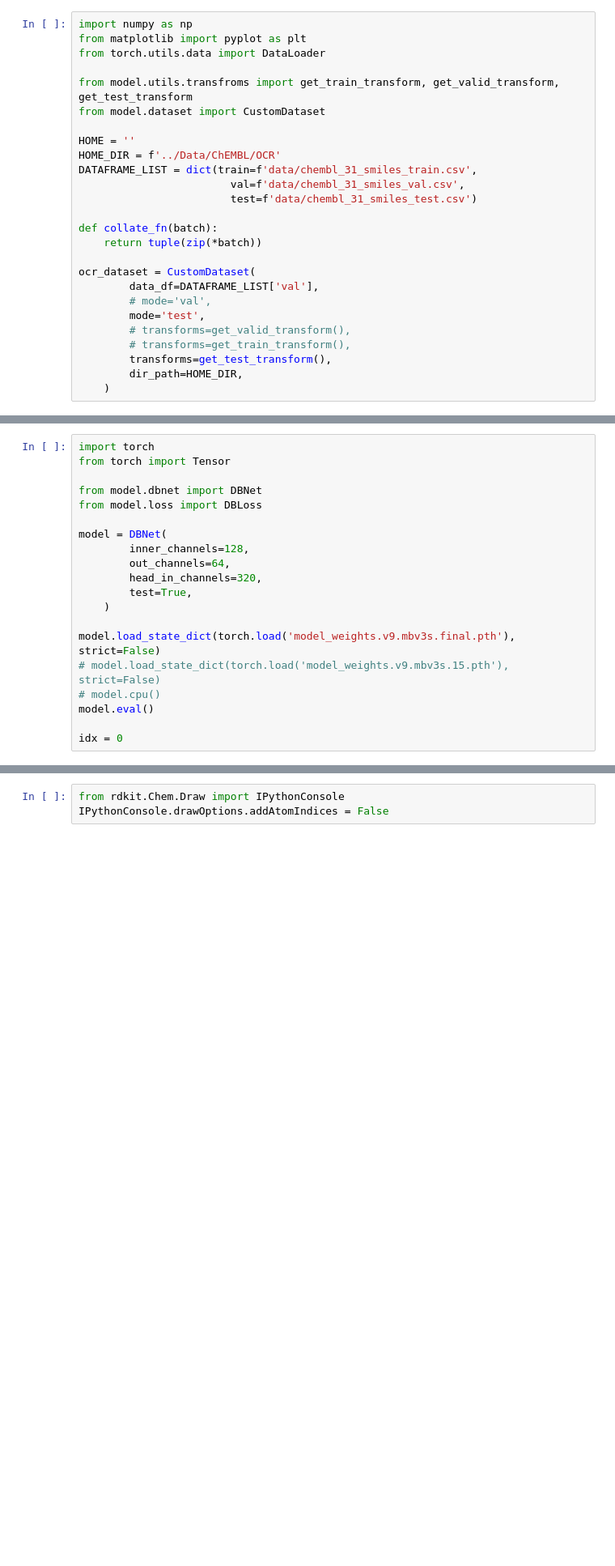
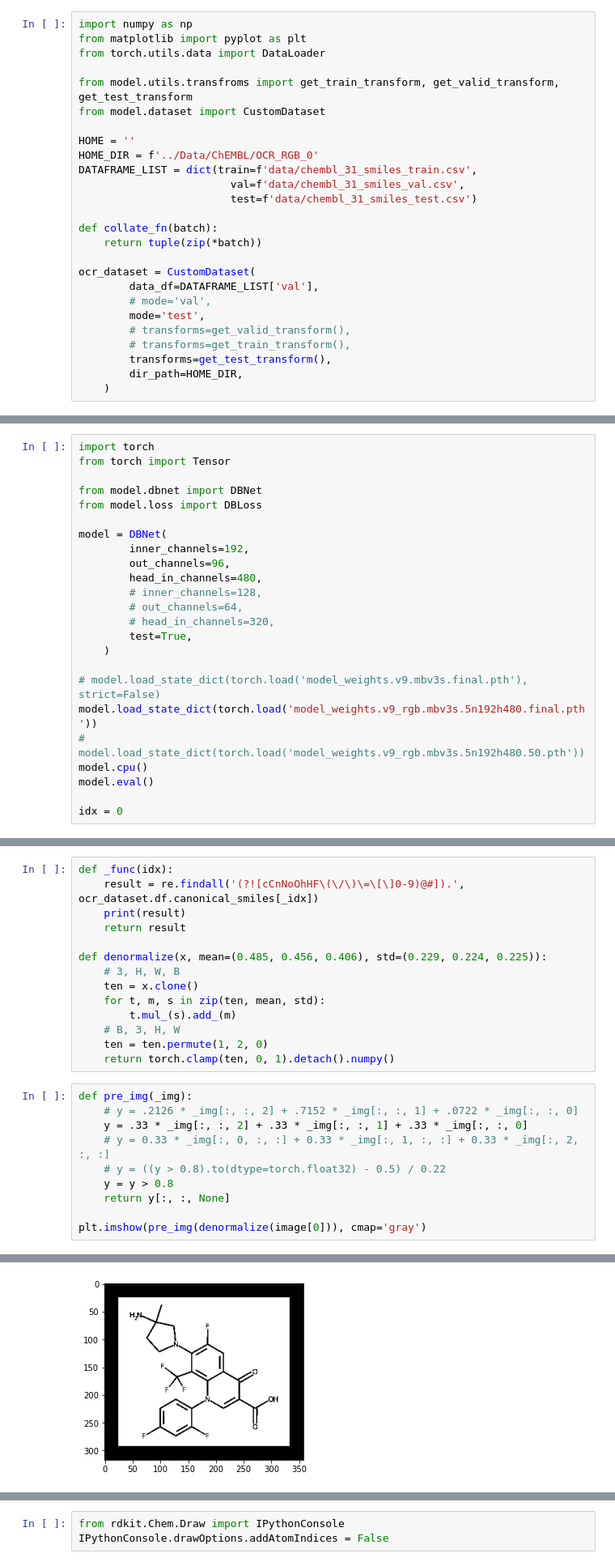
Before and after one commit to duaibeom/chemOCR, a Jupyter notebook: test.ipynb, the cells around one changed output, grey strips where cells are left out. Shown at 81% size. Saved outputs shown, nothing was run; the diff lists cells and outputs as text; blank space fills up the shorter version.

```diff
--- a/test.ipynb
+++ b/test.ipynb
@@ -7,7 +7,7 @@ from model.utils.transfroms import get_train_transform, get_valid_transform, get
 from model.dataset import CustomDataset
 
 HOME = ''
-HOME_DIR = f'../Data/ChEMBL/OCR'
+HOME_DIR = f'../Data/ChEMBL/OCR_RGB_0'
 DATAFRAME_LIST = dict(train=f'data/chembl_31_smiles_train.csv',
                         val=f'data/chembl_31_smiles_val.csv',
                         test=f'data/chembl_31_smiles_test.csv')
@@ -41,15 +43,19 @@ from model.dbnet import DBNet
 from model.loss import DBLoss
 
 model = DBNet(
-        inner_channels=128,
-        out_channels=64,
-        head_in_channels=320,
+        inner_channels=192,
+        out_channels=96,
+        head_in_channels=480,
+        # inner_channels=128,
+        # out_channels=64,
+        # head_in_channels=320,
         test=True,
     )
 
-model.load_state_dict(torch.load('model_weights.v9.mbv3s.final.pth'), strict=False)
-# model.load_state_dict(torch.load('model_weights.v9.mbv3s.15.pth'), strict=False)
-# model.cpu()
+# model.load_state_dict(torch.load('model_weights.v9.mbv3s.final.pth'), strict=False)
+model.load_state_dict(torch.load('model_weights.v9_rgb.mbv3s.5n192h480.final.pth'))
+# model.load_state_dict(torch.load('model_weights.v9_rgb.mbv3s.5n192h480.50.pth'))
+model.cpu()
 model.eval()
 
 idx = 0
@@ -97,0 +130,25 @@ _idx = 200
+# %%
+def _func(idx):
+    result = re.findall('(?![cCnNoOhHF\(\/\)\=\[\]0-9)@#]).', ocr_dataset.df.canonical_smiles[_idx])
+    print(result)
+    return result
+
+def denormalize(x, mean=(0.485, 0.456, 0.406), std=(0.229, 0.224, 0.225)):
+    # 3, H, W, B
+    ten = x.clone()
+    for t, m, s in zip(ten, mean, std):
+        t.mul_(s).add_(m)
+    # B, 3, H, W
+    ten = ten.permute(1, 2, 0)
+    return torch.clamp(ten, 0, 1).detach().numpy()
+# %%
+def pre_img(_img):
+    # y = .2126 * _img[:, :, 2] + .7152 * _img[:, :, 1] + .0722 * _img[:, :, 0]
+    y = .33 * _img[:, :, 2] + .33 * _img[:, :, 1] + .33 * _img[:, :, 0]
+    # y = 0.33 * _img[:, 0, :, :] + 0.33 * _img[:, 1, :, :] + 0.33 * _img[:, 2, :, :]
+    # y = ((y > 0.8).to(dtype=torch.float32) - 0.5) / 0.22
+    y = y > 0.8
+    return y[:, :, None]
+
+plt.imshow(pre_img(denormalize(image[0])), cmap='gray')
+# %% [output]
@@ -98 +156,2 @@ _idx = 200
+[figure, added]
 # %%
```
Also changed, not shown: parts of 17 cells of this notebook, 19 other files.
